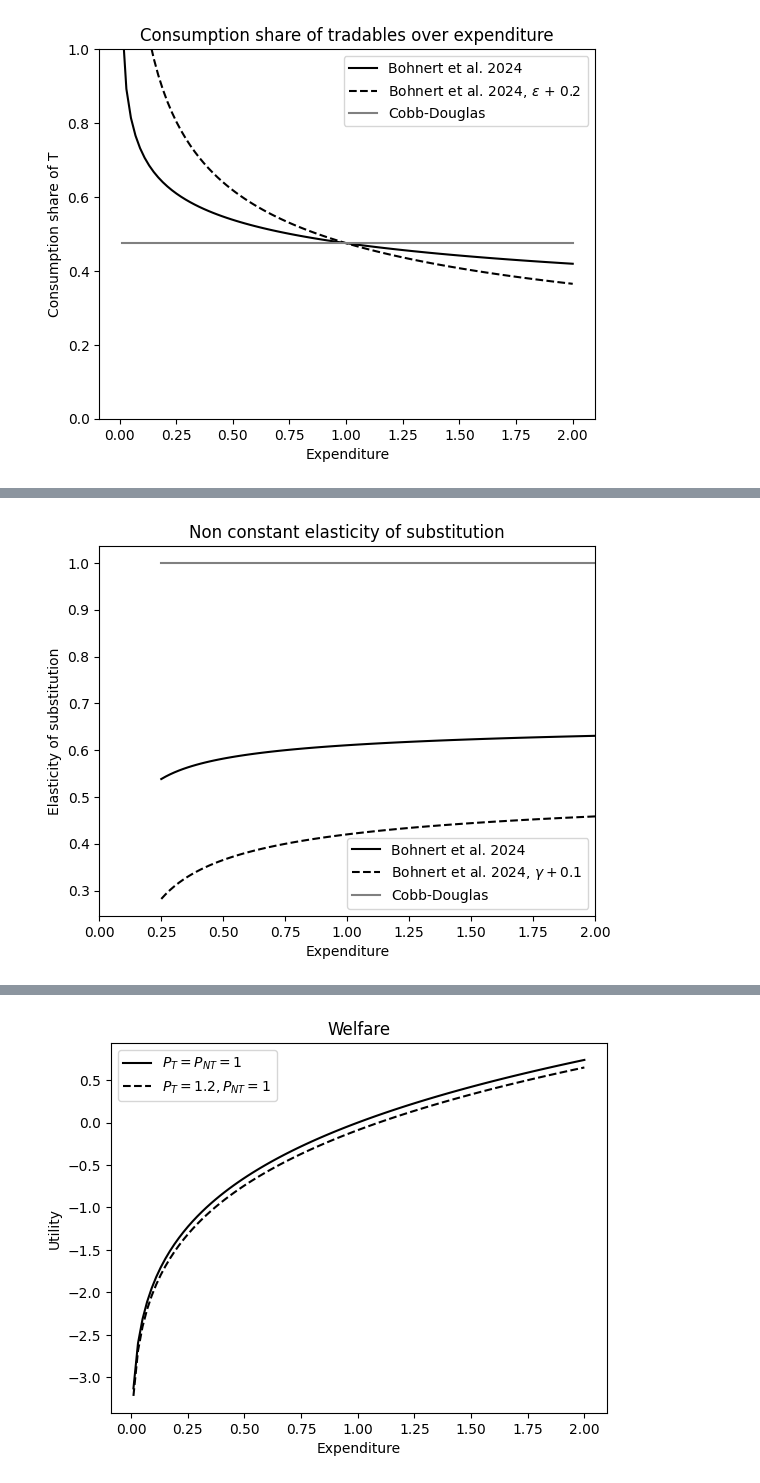
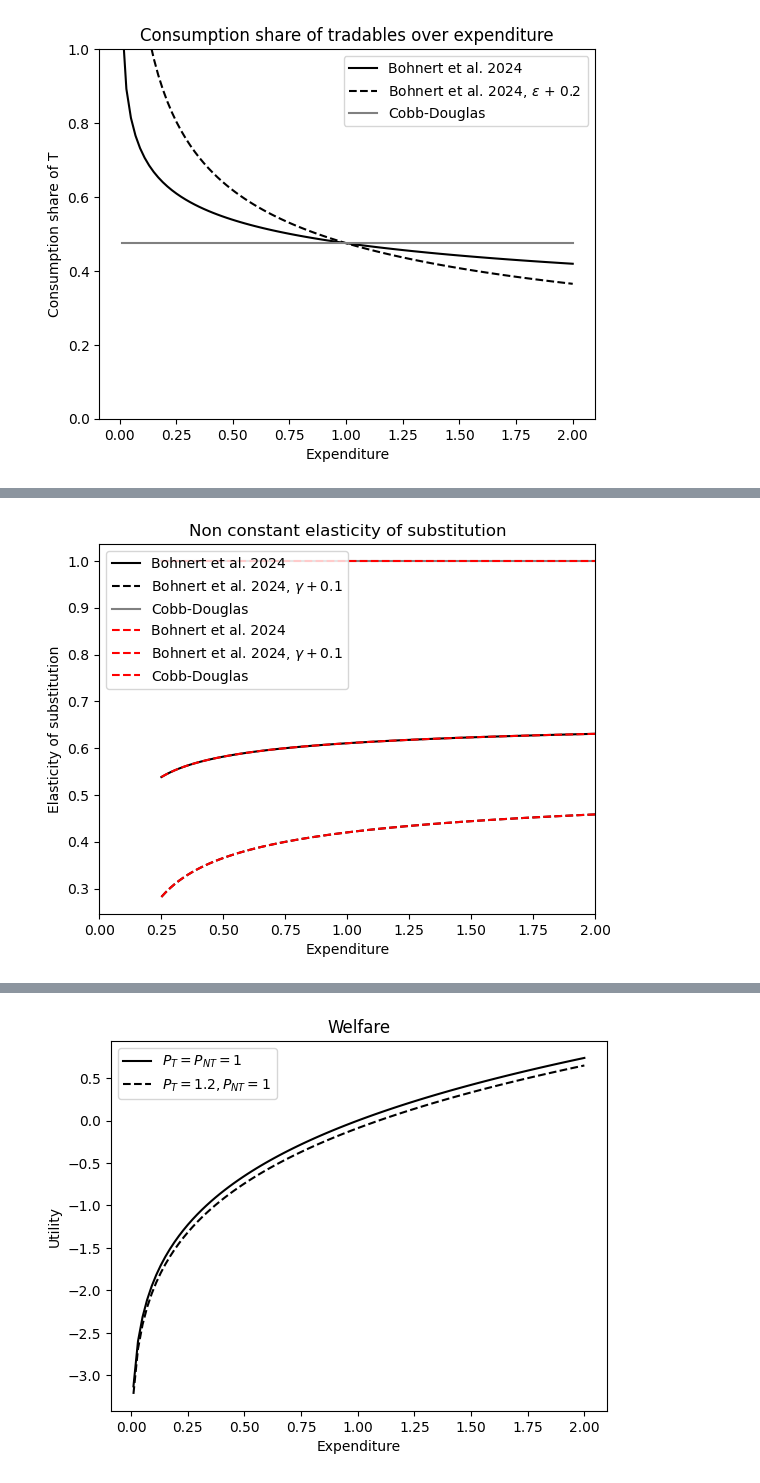
Before and after one commit to funlime/I_HANK_PIGL, a Jupyter notebook: Partial_2802.ipynb, the cells around one changed output, grey strips where cells are left out. Drawn from its saved outputs; the diff is of its cells as text; code cells hidden in the pictures.

```diff
--- a/Partial_2802.ipynb
+++ b/Partial_2802.ipynb
@@ -90,7 +90,7 @@ def calc_cost_of_living(par, e, PT=1, PNT=1):
 
     p_tilde = ((1-(par.epsilon*omega_T)/par.gamma)*PNT**par.gamma + ((par.epsilon*omega_T)/par.gamma)*PT**par.gamma)**(1/par.gamma)
 
-    p_index = p_tilde**(par.gamma/par.epsilon)*PNT**(-(par.gamma/par.epsilon))
+    p_index = p_tilde**(par.gamma/par.epsilon)*PNT**(1-(par.gamma/par.epsilon))
 
     return p_index
 
@@ -103,12 +103,18 @@ def calc_cost_of_living_diff(par, e, PT=1, PNT=1):
 
 # Calculating the non constant elasticity of substitution
 def calc_NCES(par, e, PT=1, PNT=1):
-    omega_T = exp_shareT(par, e, PT, PNT)
-    omega_NT = exp_shareNT(par, e, PT, PNT)
 
-    elasticity = 1- par.gamma - (omega_T/omega_NT)*(par.gamma-par.epsilon)
+    elasticity = 1 - par.gamma - (par.nu*(PT/PNT)**par.gamma) / ( (e/PNT)**par.epsilon - par.nu*(PT/PNT)**par.gamma) * (par.gamma - par.epsilon)
 
     return elasticity
+
+def calc_NCES_alt(par, e, PT=1, PNT=1):
+    omega_T = exp_shareT(par, e, PT=1, PNT=1)
+    omega_NT = exp_shareNT(par, e, PT=1, PNT=1)
+
+    elasticity = 1 - par.gamma - (omega_T /omega_NT ) * (par.gamma - par.epsilon)
+
+    return elasticity
 # %%
 # Intretemporal elisticity of substitution
 
@@ -173,28 +179,35 @@ if new_fig: plt.savefig('Figures/consumption_share_T_over_expenditure.png', dpi=
 # %%
 #calc_NCES
 # Coppy par borhert
 par_bohnert_gamma_high = SimpleNamespace()
 par_bohnert_gamma_high.epsilon = par_bohnert.epsilon
 par_bohnert_gamma_high.gamma = par_bohnert.gamma + 0.1
 par_bohnert_gamma_high.nu = par_bohnert.nu
 
 
 fig, ax = plt.subplots()#figsize=(12, 8))
 
 # alternative e starting at 0.25
 e_alt = np.linspace(0.25, 2.0, 100)
 ax.plot(e_alt, calc_NCES(par_bohnert, e_alt), label='Bohnert et al. 2024', c='k')
 ax.plot(e_alt, calc_NCES(par_bohnert_gamma_high, e_alt), label='Bohnert et al. 2024, $\gamma + 0.1 $', c='k', linestyle='--')
 ax.plot(e_alt, calc_NCES(par_cd, e_alt), label='Cobb-Douglas', c='grey', linestyle='-')
 
+e_alt = np.linspace(0.25, 2.0, 100)
+ax.plot(e_alt, calc_NCES_alt(par_bohnert, e_alt), label='Bohnert et al. 2024', c='r', linestyle='--')
+ax.plot(e_alt, calc_NCES_alt(par_bohnert_gamma_high, e_alt), label='Bohnert et al. 2024, $\gamma + 0.1 $', c='r', linestyle='--')
+ax.plot(e_alt, calc_NCES_alt(par_cd, e_alt), label='Cobb-Douglas', c='r', linestyle='--')
+
+
+
 ax.set_xlabel('Expenditure')
 ax.set_ylabel('Elasticity of substitution')
 ax.legend()
 ax.set_xlim(0.0, 2.0)
 ax.set_title('Non constant elasticity of substitution')
 if new_fig: plt.savefig('Figures/elicitcity_of_substitution.png', dpi=300, bbox_inches='tight')
 # %% [output]
-[figure, old version]
+[figure, new version]
 # %%
 # Plotting IPP
 #par_bohnert_epsilon_high.epsilon = par_bohnert.epsilon + 0.2
```
Also changed, not shown: parts of 3 cells of this notebook, 4 other files.
